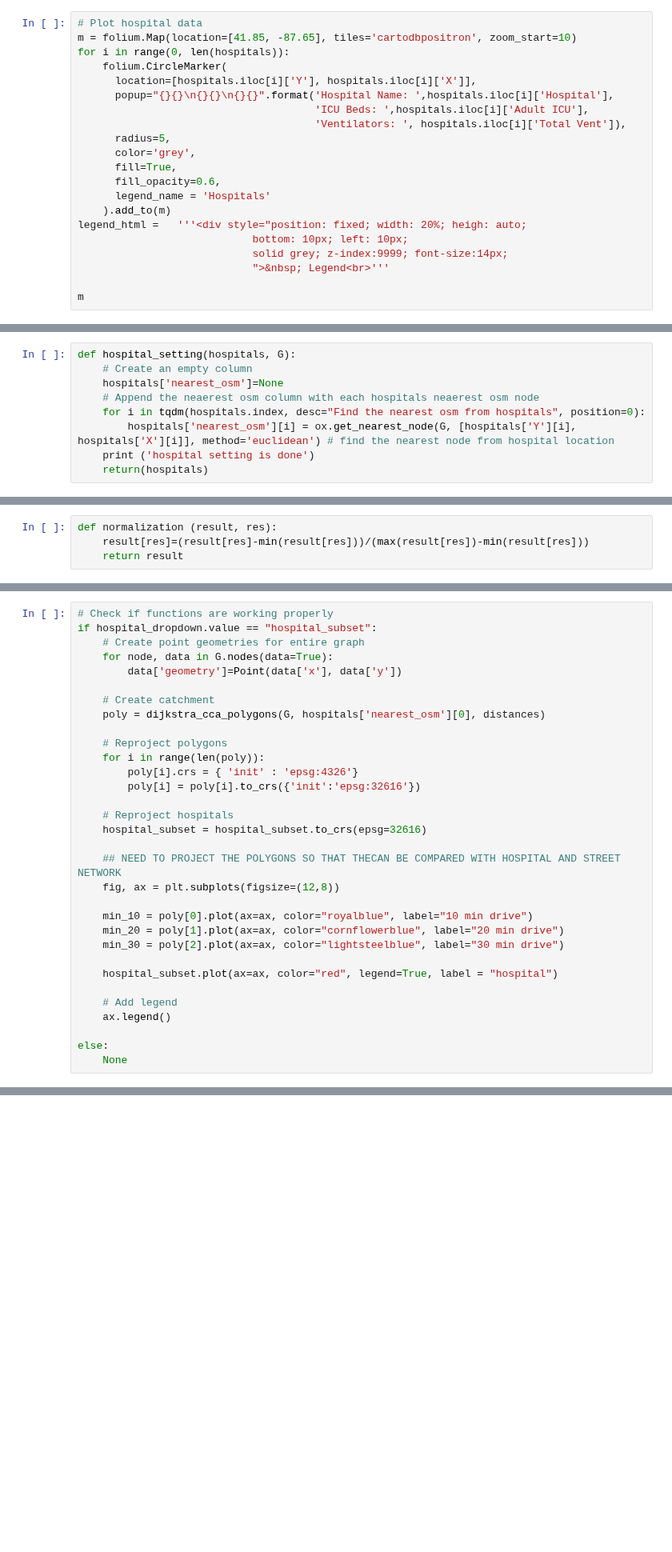
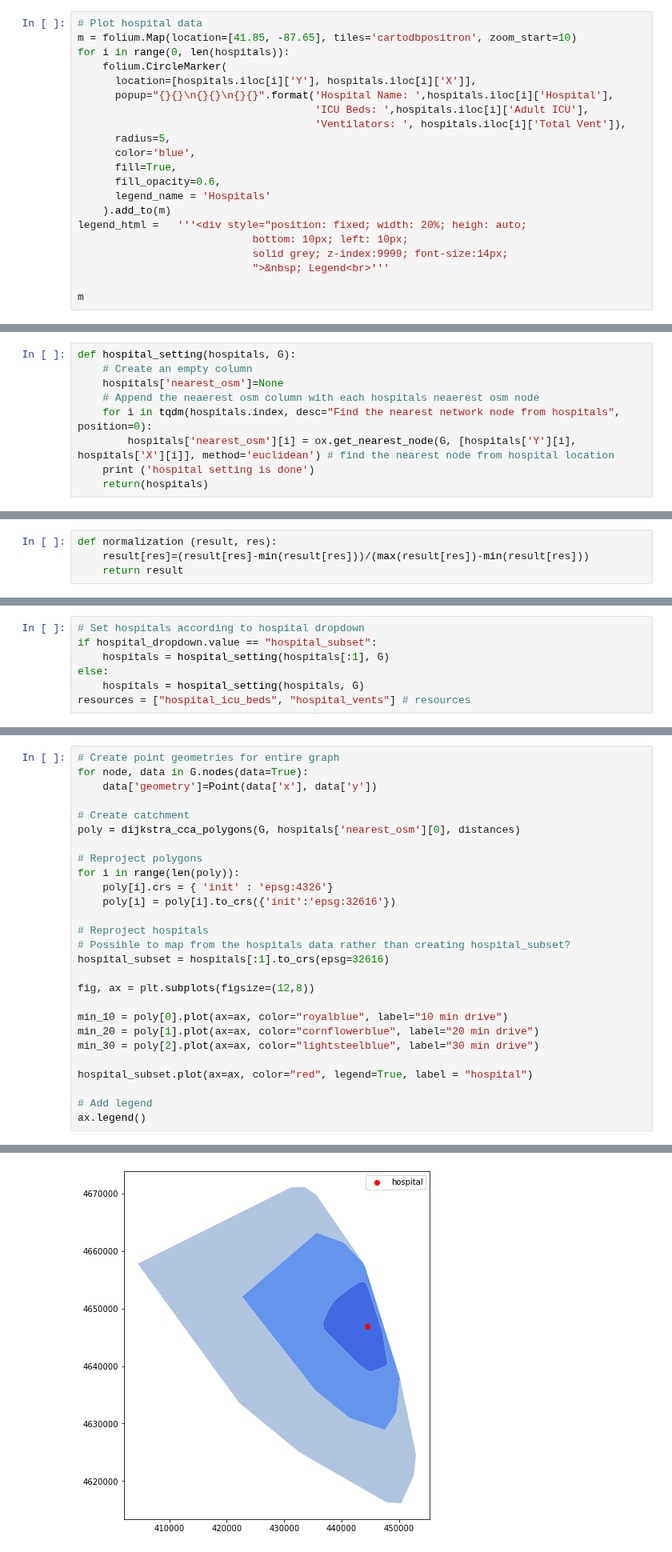
Before and after one commit to whprocter/RPr-Kang-2020, a Jupyter notebook: procedure/code/COVID-19Acc-Improvements.ipynb, the cells around one changed output, grey strips where cells are left out. Shown at 80% size. Cells and saved outputs as stored; diff of their text form; blank space fills up the shorter version.

```diff
--- a/procedure/code/COVID-19Acc-Improvements.ipynb
+++ b/procedure/code/COVID-19Acc-Improvements.ipynb
@@ -105,7 +124,7 @@ for i in range(0, len(hospitals)):
                                       'ICU Beds: ',hospitals.iloc[i]['Adult ICU'],
                                       'Ventilators: ', hospitals.iloc[i]['Total Vent']),
       radius=5,
-      color='grey',
+      color='blue',
       fill=True,
       fill_opacity=0.6,
       legend_name = 'Hospitals'
@@ -217,7 +333,7 @@ def hospital_setting(hospitals, G):
     # Create an empty column
     hospitals['nearest_osm']=None
     # Append the neaerest osm column with each hospitals neaerest osm node
-    for i in tqdm(hospitals.index, desc="Find the nearest osm from hospitals", position=0):
+    for i in tqdm(hospitals.index, desc="Find the nearest network node from hospitals", position=0):
         hospitals['nearest_osm'][i] = ox.get_nearest_node(G, [hospitals['Y'][i], hospitals['X'][i]], method='euclidean') # find the nearest node from hospital location
     print ('hospital setting is done')
     return(hospitals)
@@ -601,0 +697,7 @@ allows us to see catchment areas of the subset selection
+# %%
+# Set hospitals according to hospital dropdown
+if hospital_dropdown.value == "hospital_subset":
+    hospitals = hospital_setting(hospitals[:1], G)
+else:
+    hospitals = hospital_setting(hospitals, G)
+resources = ["hospital_icu_beds", "hospital_vents"] # resources
@@ -602,32 +708,28 @@ allows us to see catchment areas of the subset selection
 # %%
-# Check if functions are working properly
-if hospital_dropdown.value == "hospital_subset":
-    # Create point geometries for entire graph
-    for node, data in G.nodes(data=True):
-        data['geometry']=Point(data['x'], data['y'])
+# Create point geometries for entire graph
+for node, data in G.nodes(data=True):
+    data['geometry']=Point(data['x'], data['y'])
 
-    # Create catchment
-    poly = dijkstra_cca_polygons(G, hospitals['nearest_osm'][0], distances)
+# Create catchment
+poly = dijkstra_cca_polygons(G, hospitals['nearest_osm'][0], distances)
 
-    # Reproject polygons
-    for i in range(len(poly)):
-        poly[i].crs = { 'init' : 'epsg:4326'}
-        poly[i] = poly[i].to_crs({'init':'epsg:32616'})
+# Reproject polygons
+for i in range(len(poly)):
+    poly[i].crs = { 'init' : 'epsg:4326'}
+    poly[i] = poly[i].to_crs({'init':'epsg:32616'})
 
-    # Reproject hospitals
-    hospital_subset = hospital_subset.to_crs(epsg=32616)
+# Reproject hospitals
+# Possible to map from the hospitals data rather than creating hospital_subset?
+hospital_subset = hospitals[:1].to_crs(epsg=32616)
 
-    ## NEED TO PROJECT THE POLYGONS SO THAT THECAN BE COMPARED WITH HOSPITAL AND STREET NETWORK
-    fig, ax = plt.subplots(figsize=(12,8))
+fig, ax = plt.subplots(figsize=(12,8))
 
-    min_10 = poly[0].plot(ax=ax, color="royalblue", label="10 min drive")
-    min_20 = poly[1].plot(ax=ax, color="cornflowerblue", label="20 min drive")
-    min_30 = poly[2].plot(ax=ax, color="lightsteelblue", label="30 min drive")
+min_10 = poly[0].plot(ax=ax, color="royalblue", label="10 min drive")
+min_20 = poly[1].plot(ax=ax, color="cornflowerblue", label="20 min drive")
+min_30 = poly[2].plot(ax=ax, color="lightsteelblue", label="30 min drive")
 
-    hospital_subset.plot(ax=ax, color="red", legend=True, label = "hospital")
+hospital_subset.plot(ax=ax, color="red", legend=True, label = "hospital")
 
-    # Add legend
-    ax.legend()
-
-else:
-    None
+# Add legend
+ax.legend()
+# %% [output]
@@ -633,0 +737 @@ else:
+[figure, added]
```
Also changed, not shown: parts of 48 cells of this notebook, 1 other file.
